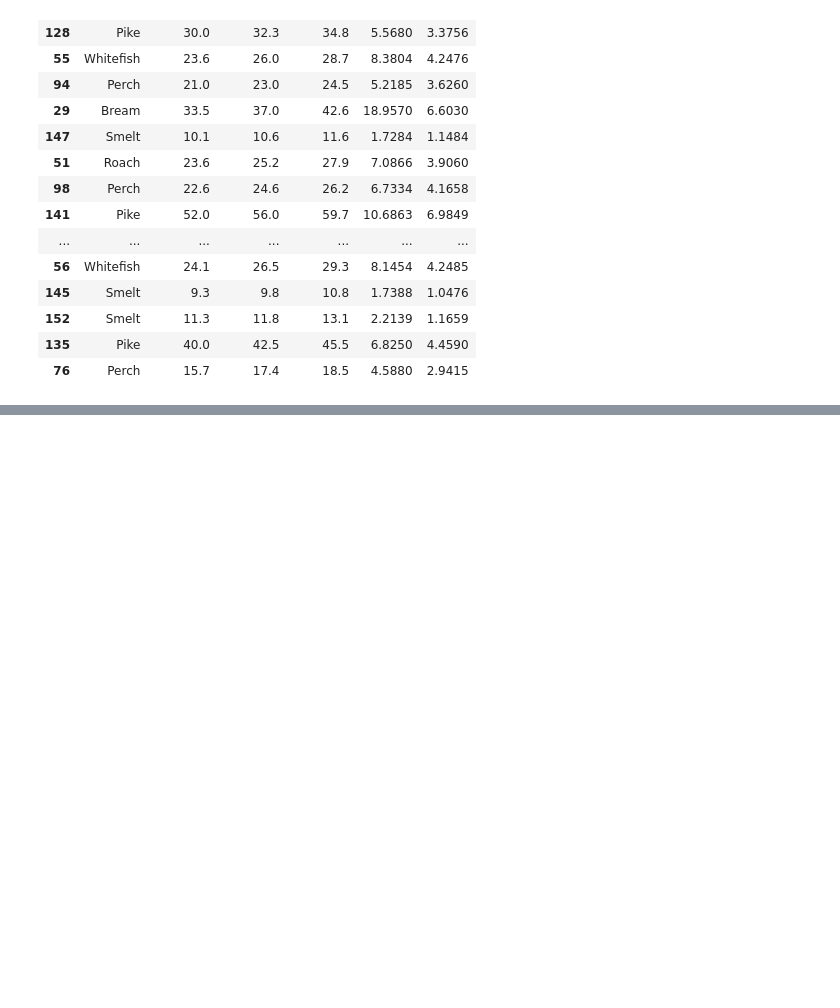
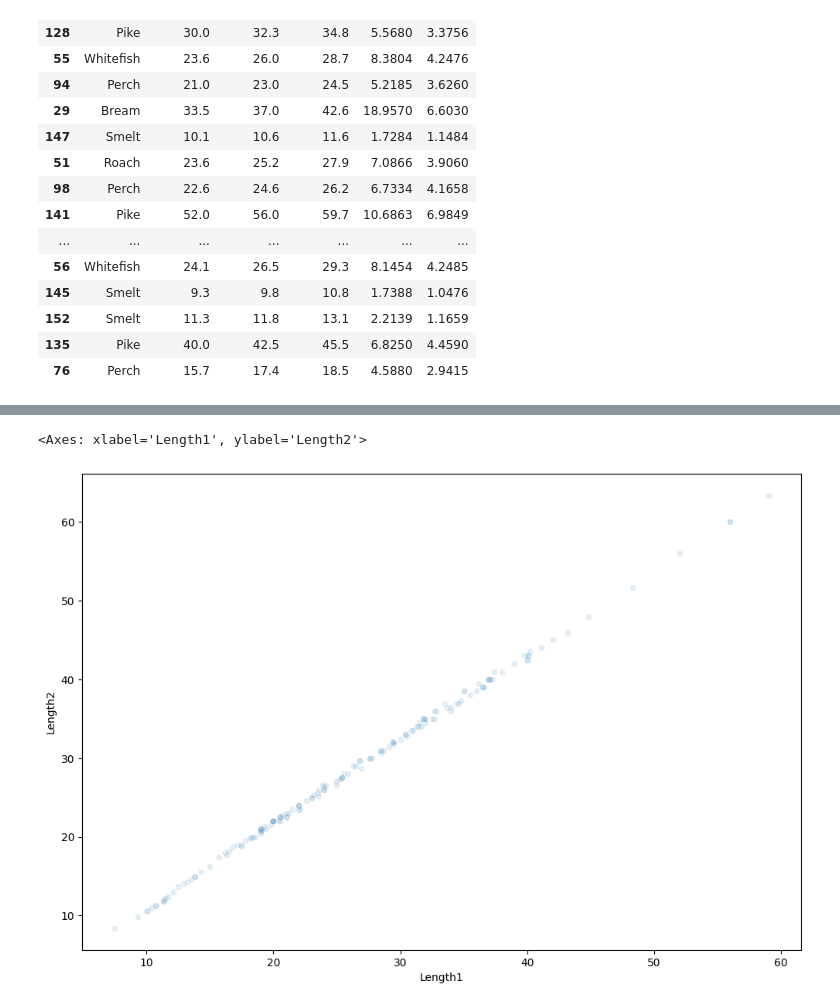
Before and after one commit to marius2347/Fish-Market-Dataset-Linear-Regression-ML, a Jupyter notebook: fish_market.ipynb, the cells around one changed output, grey strips where cells are left out. Cells and saved outputs as stored; diff of their text form; code cells hidden in the pictures; blank space fills up the shorter version.

```diff
--- a/fish_market.ipynb
+++ b/fish_market.ipynb
@@ -150,0 +218,7 @@ testSet
+# %%
+# the most correlated features
+
+fishMarket.plot(kind = 'scatter', x = 'Length1', y = 'Length2', alpha = 0.1, figsize = (12, 8))
+# %% [output]
+<Axes: xlabel='Length1', ylabel='Length2'>
+[figure, added]
```
Also changed, not shown: parts of 4 cells of this notebook, 1 other file.
